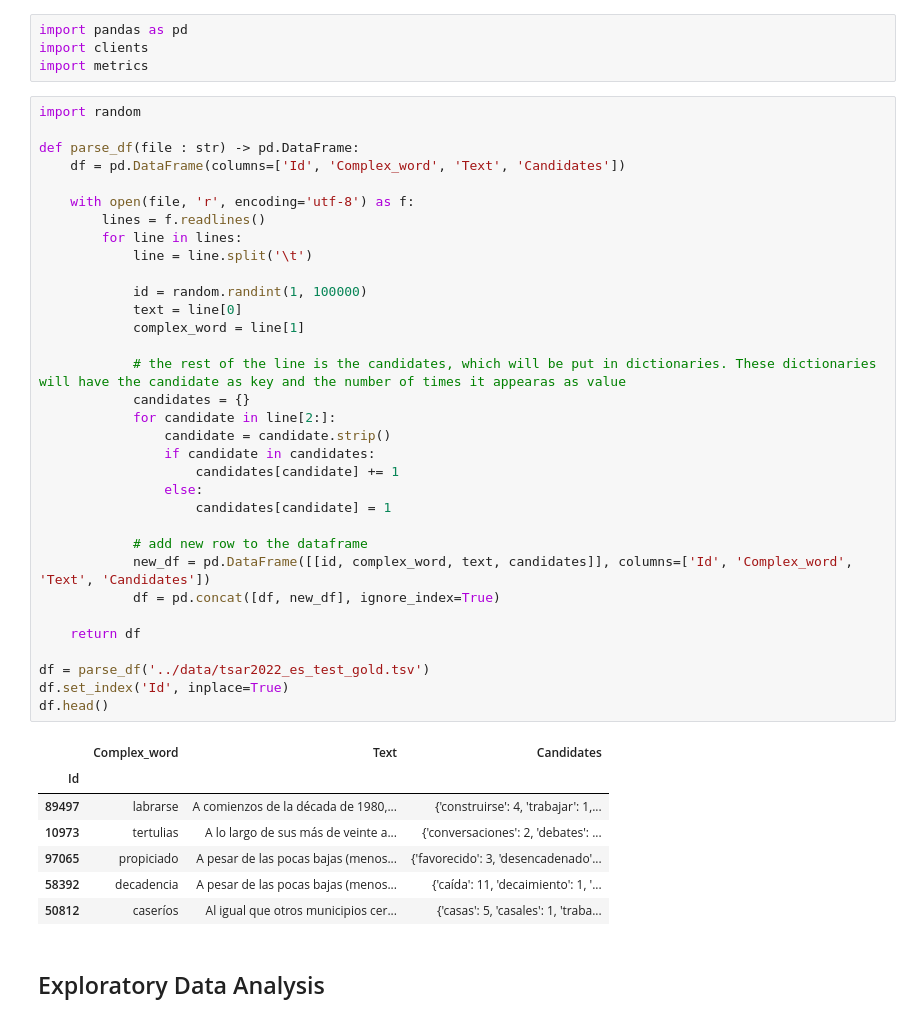
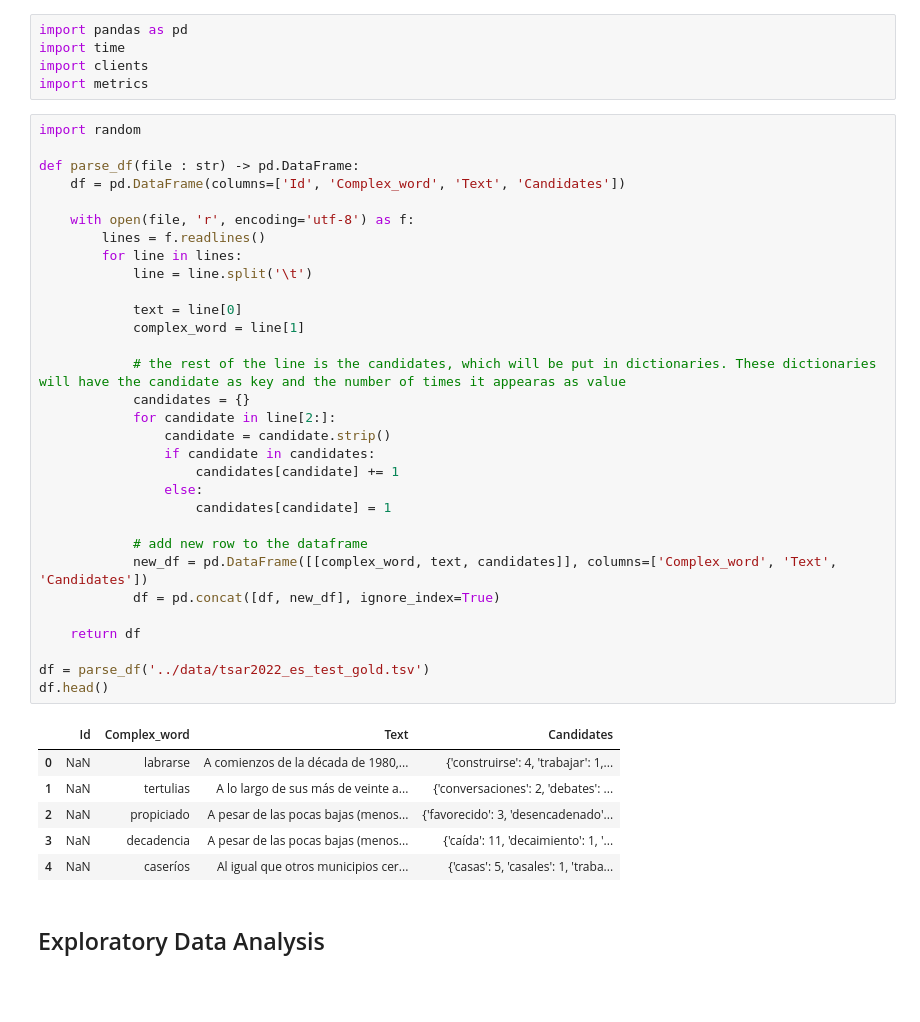
Before and after one commit to Guille-lg/word-simplification-TSAR-2022-submission, a Jupyter notebook: src/text_eda.ipynb, the cells around one changed output. Saved outputs shown, nothing was run; the diff lists cells and outputs as text; blank space fills up the shorter version.

```diff
--- a/src/text_eda.ipynb
+++ b/src/text_eda.ipynb
@@ -1,48 +1,46 @@
 # %%
 import pandas as pd
+import time
 import clients
 import metrics
 # %%
 import random
 
 def parse_df(file : str) -> pd.DataFrame:
     df = pd.DataFrame(columns=['Id', 'Complex_word', 'Text', 'Candidates'])
 
     with open(file, 'r', encoding='utf-8') as f:
         lines = f.readlines()
         for line in lines:
             line = line.split('\t')
 
-            id = random.randint(1, 100000)
             text = line[0]
             complex_word = line[1]
 
             # the rest of the line is the candidates, which will be put in dictionaries. These dictionaries will have the candidate as key and the number of times it appearas as value
             candidates = {}
             for candidate in line[2:]:
                 candidate = candidate.strip()
                 if candidate in candidates:
                     candidates[candidate] += 1
                 else:
                     candidates[candidate] = 1
 
             # add new row to the dataframe
-            new_df = pd.DataFrame([[id, complex_word, text, candidates]], columns=['Id', 'Complex_word', 'Text', 'Candidates'])
+            new_df = pd.DataFrame([[complex_word, text, candidates]], columns=['Complex_word', 'Text', 'Candidates'])
             df = pd.concat([df, new_df], ignore_index=True)
 
     return df
 
 df = parse_df('../data/tsar2022_es_test_gold.tsv')
-df.set_index('Id', inplace=True)
 df.head()
 # %% [output]
-|  | Complex_word | Text | Candidates |
-| Id |  |  |  |
-| 89497 | labrarse | A comienzos de la década de 1980,... | {'construirse': 4, 'trabajar': 1,... |
-| 10973 | tertulias | A lo largo de sus más de veinte a... | {'conversaciones': 2, 'debates': ... |
-| 97065 | propiciado | A pesar de las pocas bajas (menos... | {'favorecido': 3, 'desencadenado'... |
-| 58392 | decadencia | A pesar de las pocas bajas (menos... | {'caída': 11, 'decaimiento': 1, '... |
-| 50812 | caseríos | Al igual que otros municipios cer... | {'casas': 5, 'casales': 1, 'traba... |
+|  | Id | Complex_word | Text | Candidates |
+| 0 | NaN | labrarse | A comienzos de la década de 1980,... | {'construirse': 4, 'trabajar': 1,... |
+| 1 | NaN | tertulias | A lo largo de sus más de veinte a... | {'conversaciones': 2, 'debates': ... |
+| 2 | NaN | propiciado | A pesar de las pocas bajas (menos... | {'favorecido': 3, 'desencadenado'... |
+| 3 | NaN | decadencia | A pesar de las pocas bajas (menos... | {'caída': 11, 'decaimiento': 1, '... |
+| 4 | NaN | caseríos | Al igual que otros municipios cer... | {'casas': 5, 'casales': 1, 'traba... |
 # %% [markdown]
 ## Exploratory Data Analysis
 # %% [markdown]
```
Also changed, not shown: parts of 10 cells of this notebook, 6 other files.
